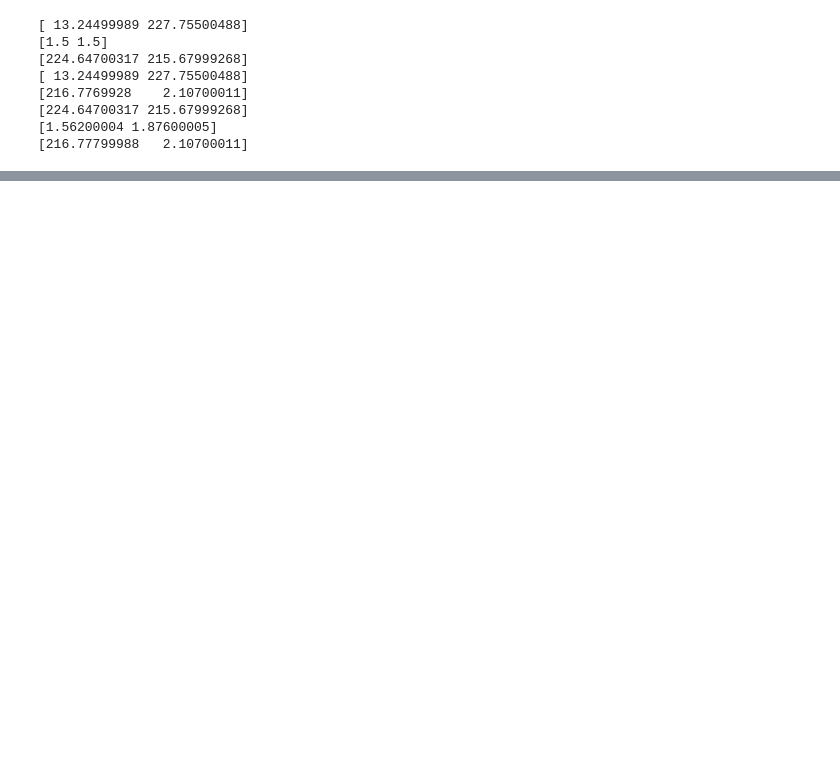
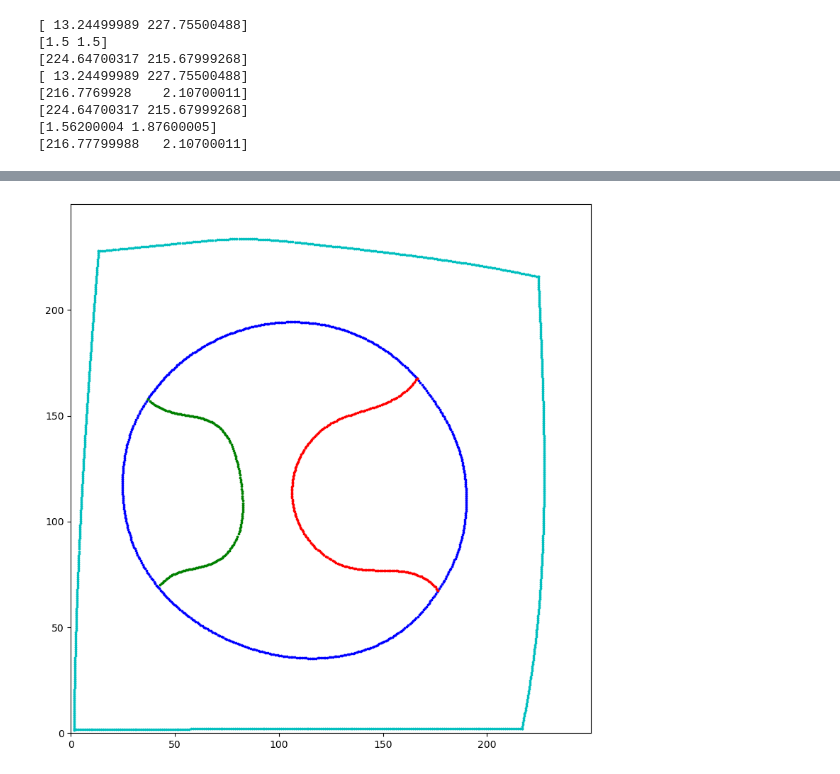
Before and after one commit to gauravginodia/Curvetopia_Zenith, a Jupyter notebook: regularization.ipynb, the cells around one changed output, grey strips where cells are left out. Saved outputs shown, nothing was run; the diff lists cells and outputs as text; code cells hidden in the pictures; blank space fills up the shorter version.

```diff
--- a/regularization.ipynb
+++ b/regularization.ipynb
@@ -57,27 +56,20 @@ from scipy.optimize import least_squares
 from sklearn.preprocessing import StandardScaler
 
 def detect_line(points_list,threshold = 0.1):
-    # Extract the NumPy array from the list
     points = points_list[0]
 
-    # Extract x and y values
     x = points[:, 0]
     y = points[:, 1]
 
-    # Compute the line of best fit
     A = np.vstack([x, np.ones(len(x))]).T
     m, c = np.linalg.lstsq(A, y, rcond=None)[0]
 
-    # Compute distances from the line
     distances = np.abs(m * x - y + c) / np.sqrt(m**2 + 1)
 
-    # Calculate the distance between the first and last points
     distance_between_first_last = np.sqrt((x[-1] - x[0])**2 + (y[-1] - y[0])**2)
 
-    # Calculate 10% of that distance as the tolerance
     tolerance = threshold * distance_between_first_last
 
-    # Check if the maximum distance is below the tolerance
     if np.max(distances) < tolerance:
         return True, m, c
     return False, None, None
@@ -91,7 +83,6 @@ def fit_circular_arc(points, tolerance=2):
     if n_points < 10:
         return False, None
 
-    # Select 10% from start, middle, and end
     ten_percent = n_points // 10
     indices = np.concatenate([
         np.arange(ten_percent),
@@ -102,7 +93,6 @@ def fit_circular_arc(points, tolerance=2):
 
     x, y = selected_points[:, 0], selected_points[:, 1]
 
-    # Function to find the center (cx, cy) and radius r
     def calculate_center(x, y):
         A = np.vstack([x, y, np.ones(len(x))]).T
         b = x**2 + y**2
@@ -111,13 +101,10 @@ def fit_circular_arc(points, tolerance=2):
         r = np.sqrt(sol[2] + cx**2 + cy**2)
         return cx, cy, r
 
-    # Calculate the initial center and radius
     cx, cy, r = calculate_center(x, y)
 
-    # Check the initial 30% points within the tolerance
     distances = np.sqrt((x - cx)**2 + (y - cy)**2)
     if np.all(np.abs(distances - r) <= tolerance):
-        # Check the remaining 70% points
         rest_indices = np.setdiff1d(np.arange(n_points), indices)
         rest_points = points[rest_indices]
         rest_distances = np.sqrt((rest_points[:, 0] - cx)**2 + (rest_points[:, 1] - cy)**2)
@@ -129,26 +116,19 @@ def fit_circular_arc(points, tolerance=2):
 
 def compute_curvature_points(points_list,threshold = 0.35):
     points = points_list[0]
-    points = np.array(points, dtype=float)  # Ensure the points are float type
-
-    # Compute first derivatives
+    points = np.array(points, dtype=float)
     dx_dt = np.gradient(points[:, 0])
     dy_dt = np.gradient(points[:, 1])
 
-    # Compute second derivatives
     d2x_dt2 = np.gradient(dx_dt)
     d2y_dt2 = np.gradient(dy_dt)
 
-    # Compute the curvature
     curvature = np.abs(dx_dt * d2y_dt2 - dy_dt * d2x_dt2) / (dx_dt**2 + dy_dt**2)**1.5
 
-    # Find indices with curvature greater than 0.35
     high_curvature_indices = np.where(curvature > threshold)[0]
 
-    # Ensure the first and last indices are included
     high_curvature_indices = np.append(high_curvature_indices, [0, len(points) - 1])
 
-    # Remove duplicates and sort indices
     high_curvature_indices = np.unique(high_curvature_indices)
 
     return high_curvature_indices
@@ -156,22 +136,19 @@ def compute_curvature_points(points_list,threshold = 0.35):
 
 def split_points(points_list, high_curvature_indices):
     segments = []
-    points = points_list[0]  # Extract the array from the nested list
 
     start_index = high_curvature_indices[0]
 
     for i in range(1, len(high_curvature_indices)):
         end_index = high_curvature_indices[i]
-        # Check if the difference with the previous element is > 1
         if end_index - high_curvature_indices[i-1] > 1:
             segments.append(points[start_index:end_index + 1])
             start_index = end_index
 
-    # Add the last segment
     if start_index < len(points):
         segments.append(points[start_index:])
 
-    return [np.array(segment) for segment in segments[:-1]]  # Ensure each segment is an array
+    return [np.array(segment) for segment in segments[:-1]]
 # %%
 def process_shape(shape):
     new_shape = []
@@ -235,0 +365,9 @@ print(line[3][0][len(line[3][0])-1])
+# %%
+ans = []
+ans.append(c)
+ans.append(other[0])
+ans.append(other[1])
+ans.append(l[0])
+plot_points(ans)
+# %% [output]
+[figure, added]
```
Also changed, not shown: parts of 7 cells of this notebook, 1 other file.
